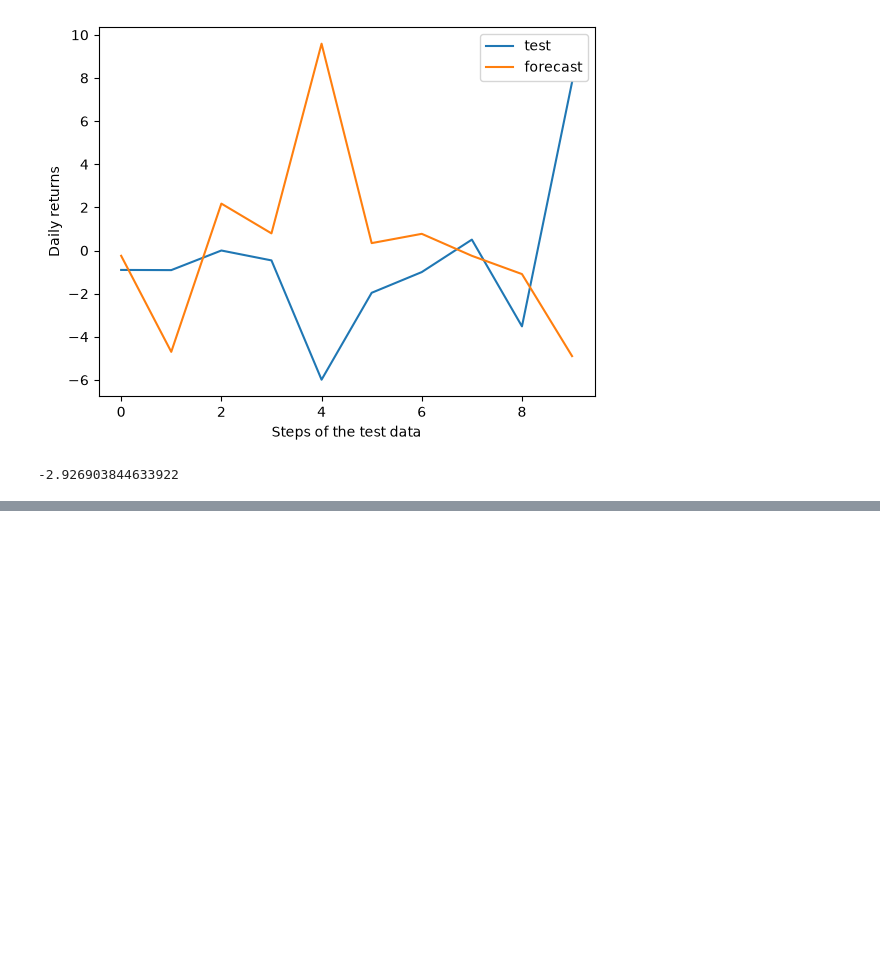
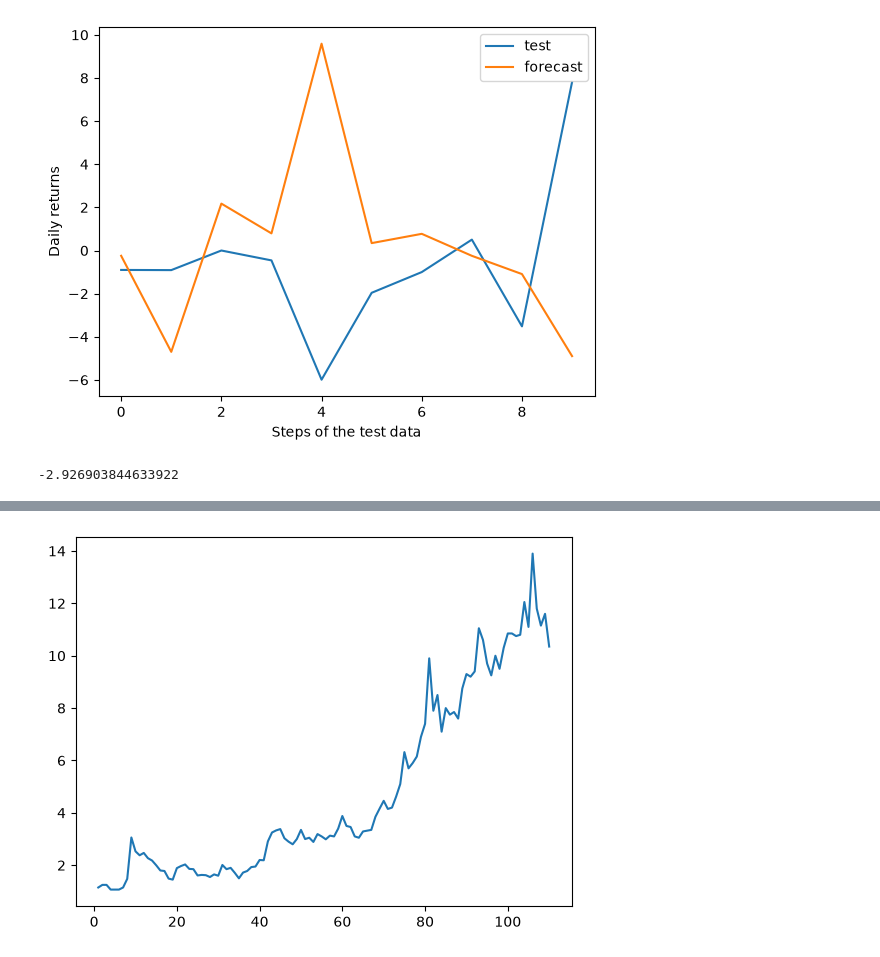
Before and after one commit to Udeani4/SectorLevel_StockPerformance_Predictoion, a Jupyter notebook: FCMB_stock_pred.ipynb, the cells around one changed output, grey strips where cells are left out. Saved outputs shown, nothing was run; the diff lists cells and outputs as text; code cells hidden in the pictures; blank space fills up the shorter version.

```diff
--- a/FCMB_stock_pred.ipynb
+++ b/FCMB_stock_pred.ipynb
@@ -1712,0 +1909,5 @@ r2_score(test, fcst)
+# %%
+plt.plot(end_month_df['close_price'])
+plt.show()
+# %% [output]
+[figure, added]
```
Also changed, not shown: parts of 51 cells of this notebook.
